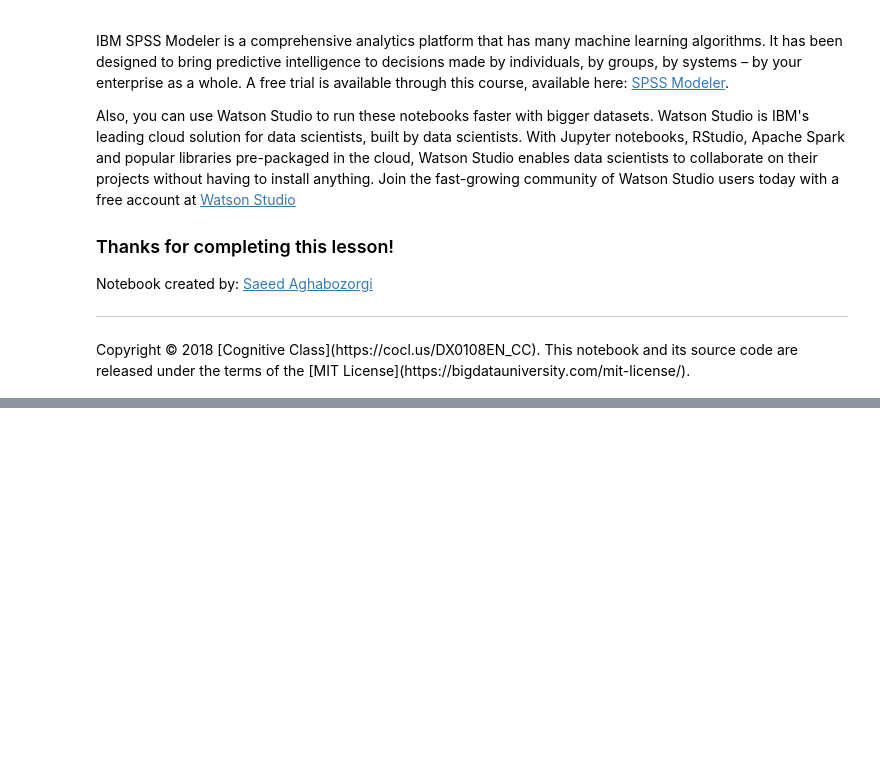
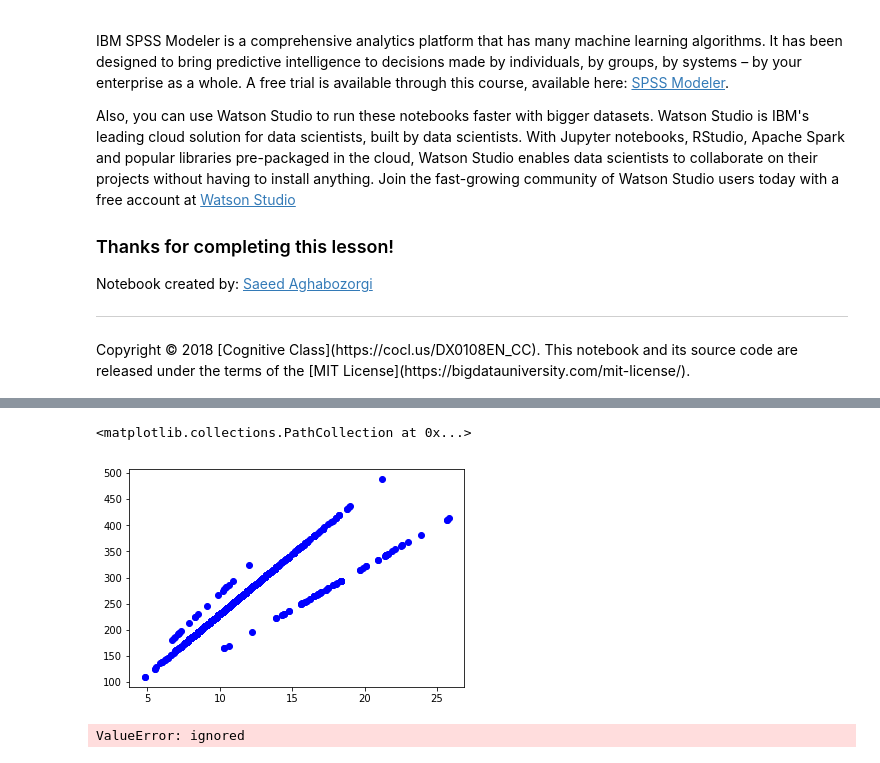
Before and after one commit to retuyu88/digitalentkominfo, a Jupyter notebook: Copy_of_ML0101EN_Reg_Simple_Linear_Regression_[ok].ipynb, the cells around one changed output, grey strips where cells are left out. Cells and saved outputs as stored; diff of their text form; code cells hidden in the pictures; blank space fills up the shorter version.

```diff
--- a/Copy_of_ML0101EN_Reg_Simple_Linear_Regression_[ok].ipynb
+++ b/Copy_of_ML0101EN_Reg_Simple_Linear_Regression_[ok].ipynb
@@ -295,0 +273,17 @@ Copyright &copy; 2018 [Cognitive Class](https://cocl.us/DX0108EN_CC). This noteb
+# %%
+plt.scatter(train.FUELCONSUMPTION_COMB, train.CO2EMISSIONS,  color='blue')
+# %% [output]
+<matplotlib.collections.PathCollection at 0x...>
+[figure, added]
+# %%
+from sklearn.metrics import r2_score
+
+test_x = np.asanyarray(test[['ENGINESIZE']])
+test_y = np.asanyarray(test[['CO2EMISSIONS']])
+test_y_ = regr.predict(test_x)
+
+print("Mean absolute error: %.2f" % np.mean(np.absolute(test_y_ - test_y)))
+print("Residual sum of squares (MSE): %.2f" % np.mean((test_y_ - test_y) ** 2))
+print("R2-score: %.2f" % r2_score(test_y_ , test_y) )
+# %% [output]
+ValueError: ignored
```
Also changed, not shown: parts of 13 cells of this notebook.
